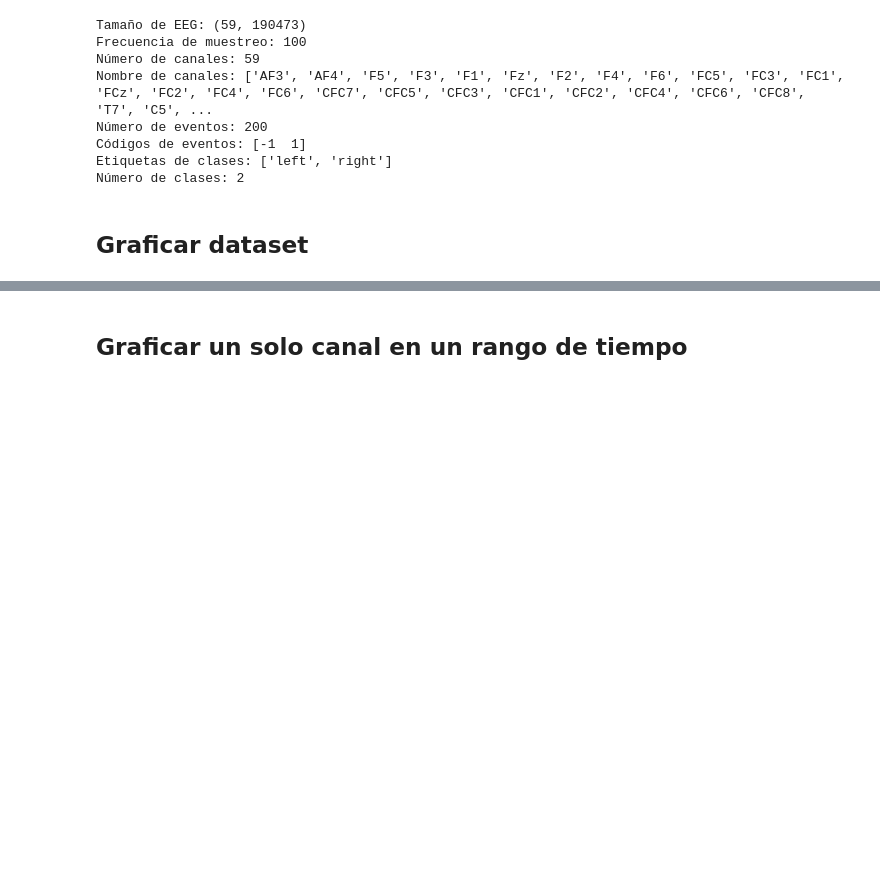
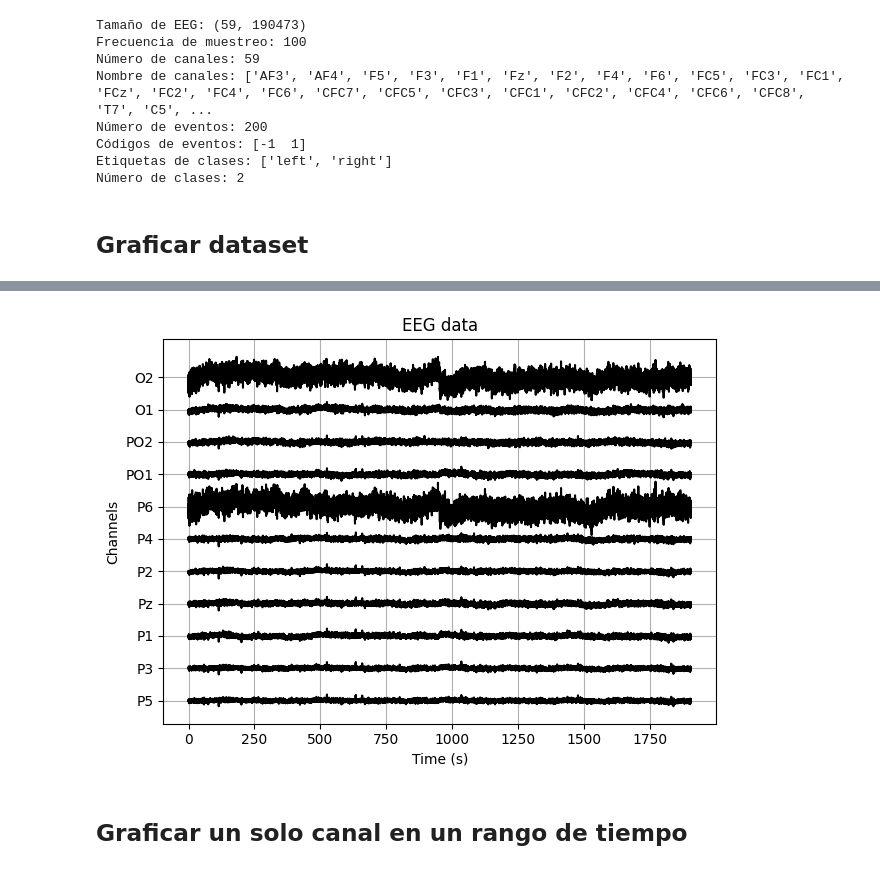
Before and after one commit to OmarAlejandroLinares/Signal-Processing-for-motor-imagery-BCI, a Jupyter notebook: lectura.ipynb, the cells around one changed output, grey strips where cells are left out. Drawn from its saved outputs; the diff is of its cells as text; code cells hidden in the pictures; blank space fills up the shorter version.

```diff
--- a/lectura.ipynb
+++ b/lectura.ipynb
@@ -122,3 +142,13 @@ plot_eeg(
+# %%
+# Graficando el dataset
+plot_eeg(
+    EEG,
+    ['P5', 'P3', 'P1', 'Pz', 'P2', 'P4', 'P6', 'PO1', 'PO2', 'O1', 'O2'],
+    5500,
+    'k'
+)
+# %% [output]
+[figure, added]
 # %% [markdown]
 ## Graficar un solo canal en un rango de tiempo
 # %%
```
Also changed, not shown: parts of 12 cells of this notebook.
